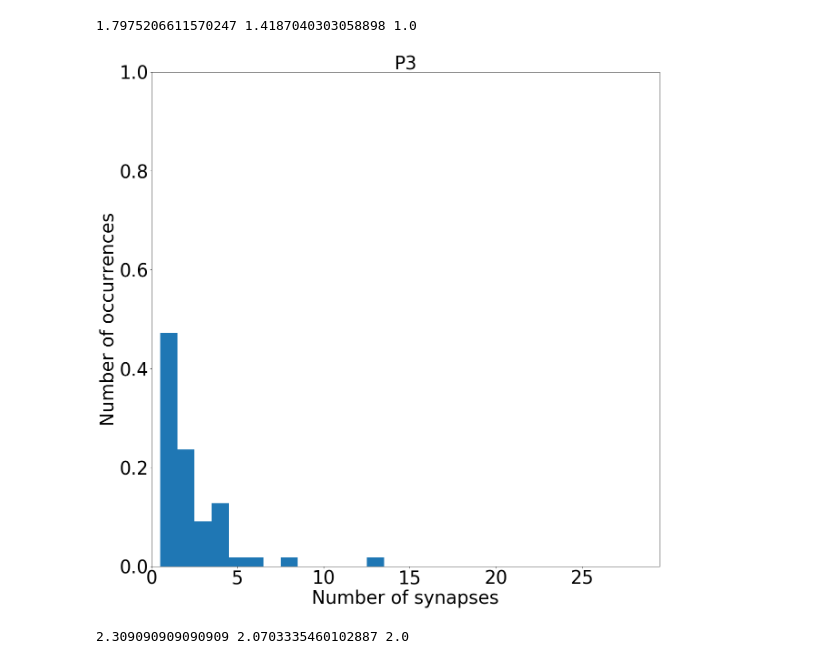
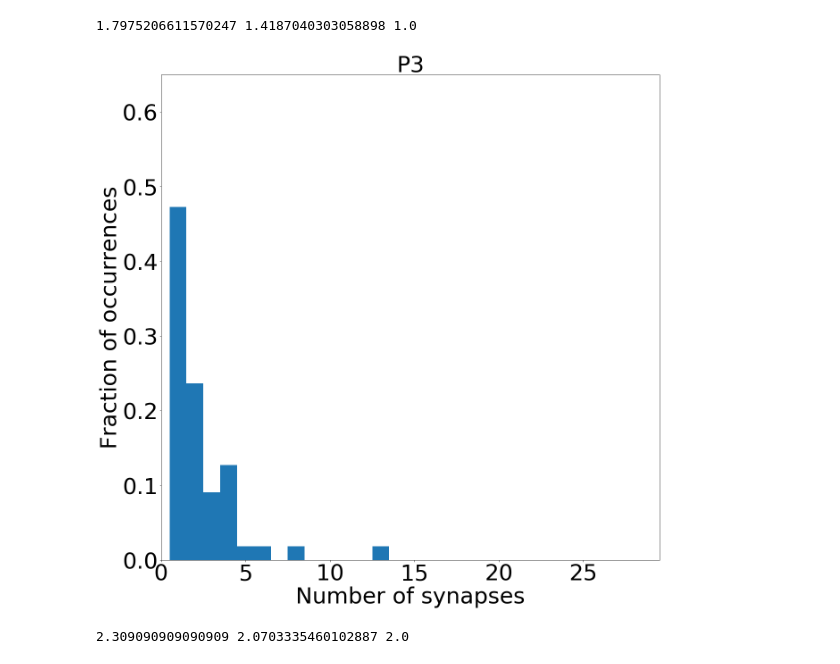
Before and after one commit to amwilson149/baby-andross, a Jupyter notebook: 190203_get_p3_syn_info_from_spreadsheet_axon_cuts.ipynb, the cells around one changed output. Saved outputs shown, nothing was run; the diff lists cells and outputs as text; code cells hidden in the pictures.

```diff
--- a/190203_get_p3_syn_info_from_spreadsheet_axon_cuts.ipynb
+++ b/190203_get_p3_syn_info_from_spreadsheet_axon_cuts.ipynb
@@ -13,11 +10,11 @@ import time
 import matplotlib.pyplot as plt
 # %%
 # Set font size for figures
-FS = 40
+FS = 50
 dFS = 27
 # %%
 # Get connectivity info for all climbing fiber segments that innervate the fully reconstructed Purkinje cell
-fnametarget = './data/raw_connectivity_data/P3_PC1_Synapses_and_Inputs_12-17-2015_Backup_181011.xlsx'
+fnametarget = './data/raw_connectivity_data/P3_cf_mf_input_connectivity_data_20190603.xlsx'
 wb = xlrd.open_workbook(fnametarget)
 sheet       = 'Unkn_Input_Syn_List_MATLAB'
 sht = wb.sheet_by_name(sheet)
@@ -256,23 +253,23 @@ print(np.mean(conn_obs_nz),np.std(conn_obs_nz),np.median(conn_obs_nz))
 # %%
 # visualize connectivity onto fully reconstructed cell at p3
 plt.figure(figsize=(20,20))
 conn_fr_pc = PCconnectivity[:,0]
 conn_fr_obs_nz = [q for q in conn_fr_pc.flatten() if q != 0]
 hfrConnectivity = plt.hist(conn_fr_obs_nz,bins=edges_pc_conn,density=True)
 uxlim = np.max(hAllConnectivity[1]+10)
-uylim = np.max([1,np.max(hAllConnectivity[0])])
+uylim = np.max([0.65,np.max(hAllConnectivity[0])])
 plt.xlim((0,uxlim))
 plt.ylim((0,uylim))
 plt.xlabel('Number of synapses',fontsize=FS) # formed by one cf branch onto one pc target
-plt.ylabel('Number of occurrences',fontsize=FS)
+plt.ylabel('Fraction of occurrences',fontsize=FS)
 plt.title('P3',fontsize=FS)
 plt.tick_params(labelsize=FS)
 fignametemp = './data/figures/connectivity_patterns/p3_connectivity_all_axons_onto_fr_pc_nsyns.png'
 
 # plt.show()
 plt.savefig(fignametemp)
 # %% [output]
-[figure, old version]
+[figure, new version]
 # %%
 print(np.mean(conn_fr_obs_nz),np.std(conn_fr_obs_nz),np.median(conn_fr_obs_nz))
 # %% [output]
```
Also changed, not shown: parts of 4 cells of this notebook, 47 other files.
